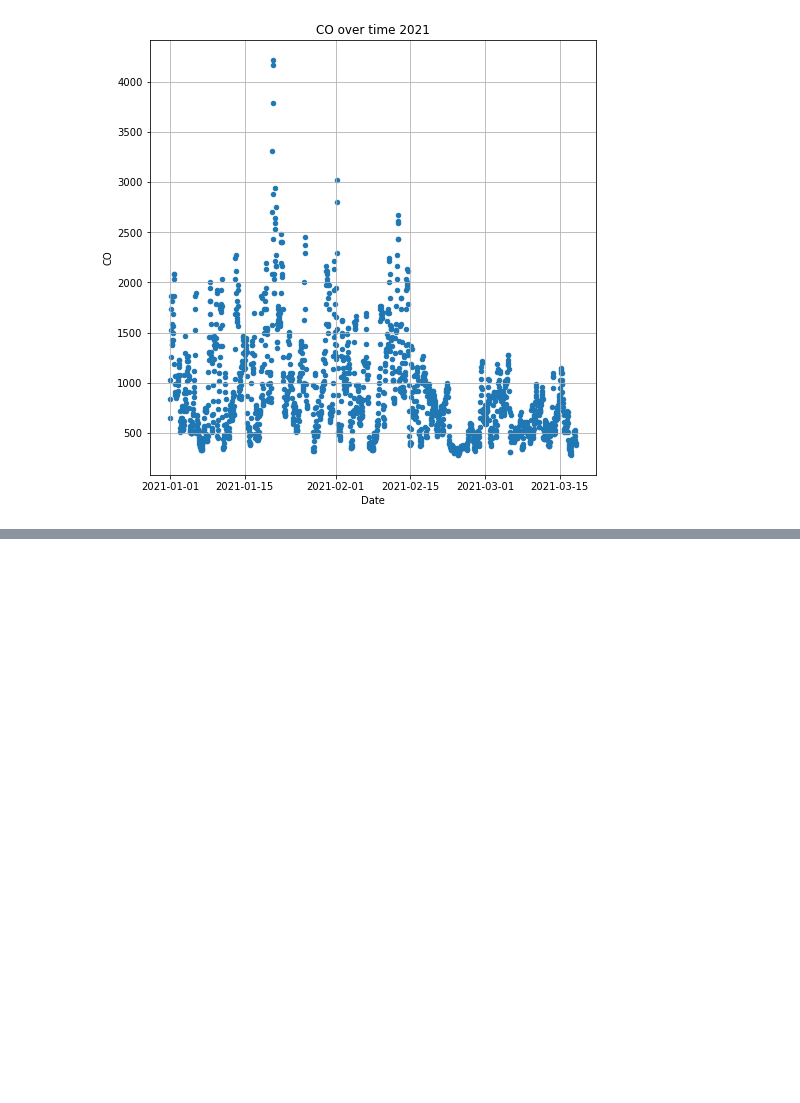
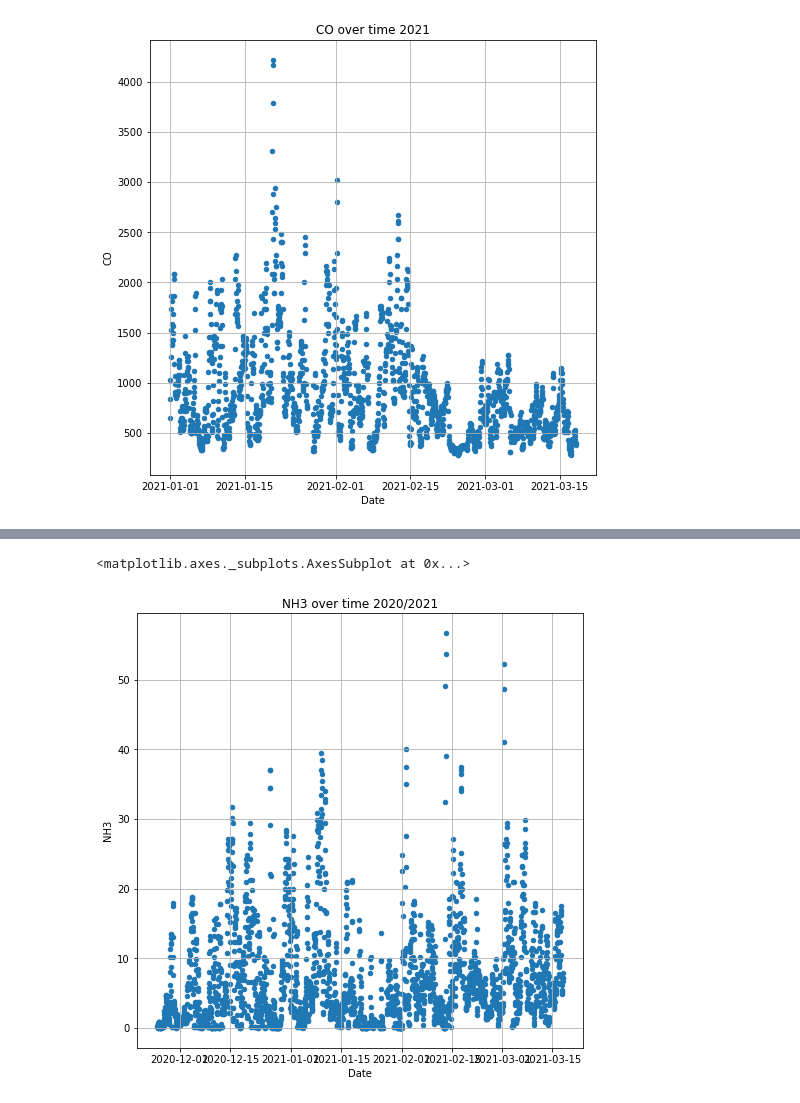
Before and after one commit to admngz/project-one, a Jupyter notebook: k_aqi_project.ipynb, the cells around one changed output, grey strips where cells are left out. Drawn from its saved outputs; the diff is of its cells as text; code cells hidden in the pictures; blank space fills up the shorter version.

```diff
--- a/k_aqi_project.ipynb
+++ b/k_aqi_project.ipynb
@@ -199 +181,7 @@ nh3_data_2020= aqi_2020_df.plot(kind="scatter", x="Date", y="NH3", grid=True, fi
+# %%
+#NH3 over time 2020/2021
+aqi_df.plot(kind="scatter", x="Date", y="NH3", grid=True, figsize=(8,8),title="NH3 over time 2020/2021")
+# %% [output]
+<matplotlib.axes._subplots.AxesSubplot at 0x...>
+[figure, added]
 # %%
```
Also changed, not shown: parts of 20 cells of this notebook.
